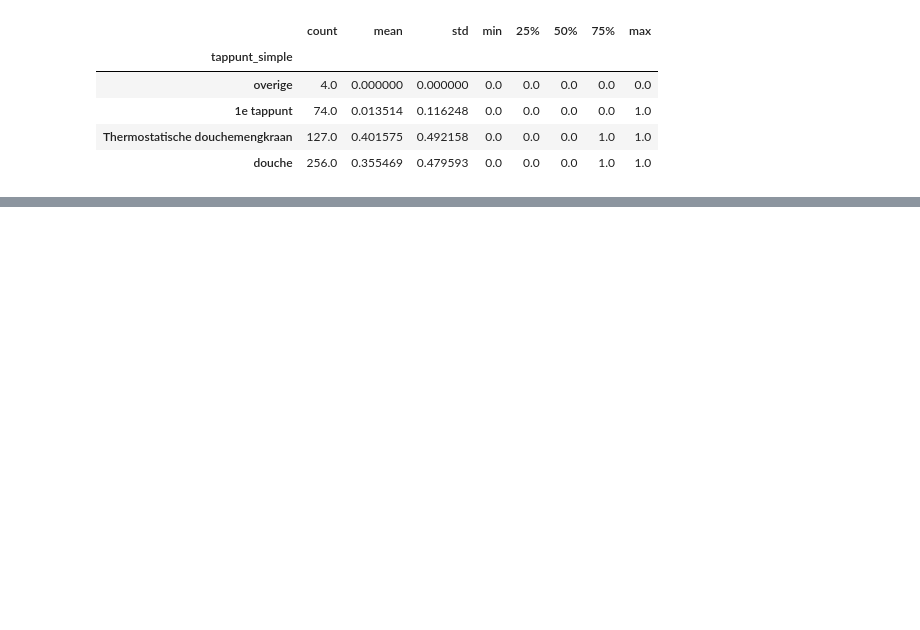
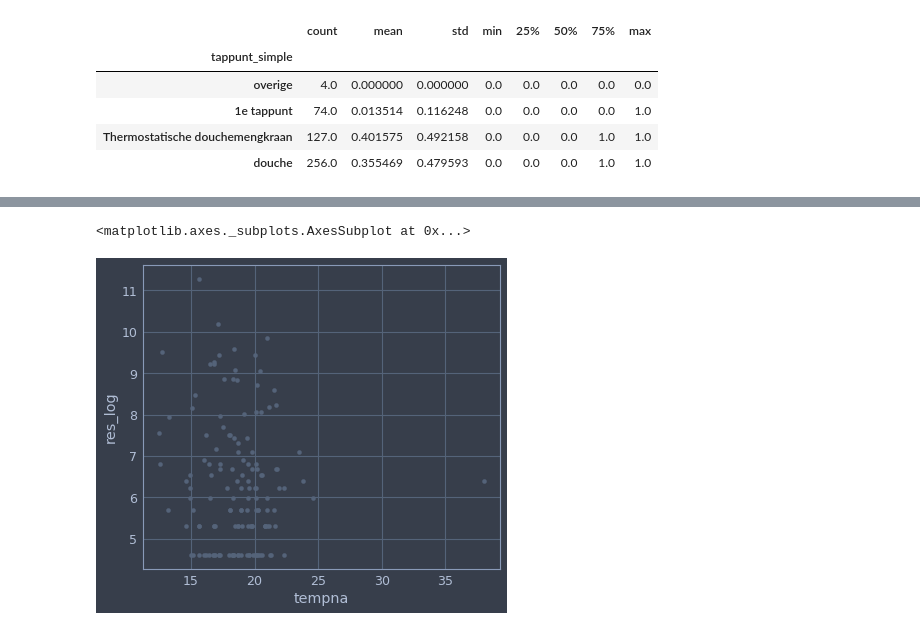
Before and after one commit to esquire900/team-water, a Jupyter notebook: heeft-het-nut/heeft-het-nut.ipynb, the cells around one changed output, grey strips where cells are left out. Saved outputs shown, nothing was run; the diff lists cells and outputs as text; code cells hidden in the pictures; blank space fills up the shorter version.

```diff
--- a/heeft-het-nut/heeft-het-nut.ipynb
+++ b/heeft-het-nut/heeft-het-nut.ipynb
@@ -204,0 +247,5 @@ array(['Kelder koper/zilver ruimte', 'Appartement 305',
+# %%
+df_tmp.plot.scatter('tempna', 'res_log')
+# %% [output]
+<matplotlib.axes._subplots.AxesSubplot at 0x...>
+[figure, added]
```
Also changed, not shown: parts of 22 cells of this notebook, 5 other files.
